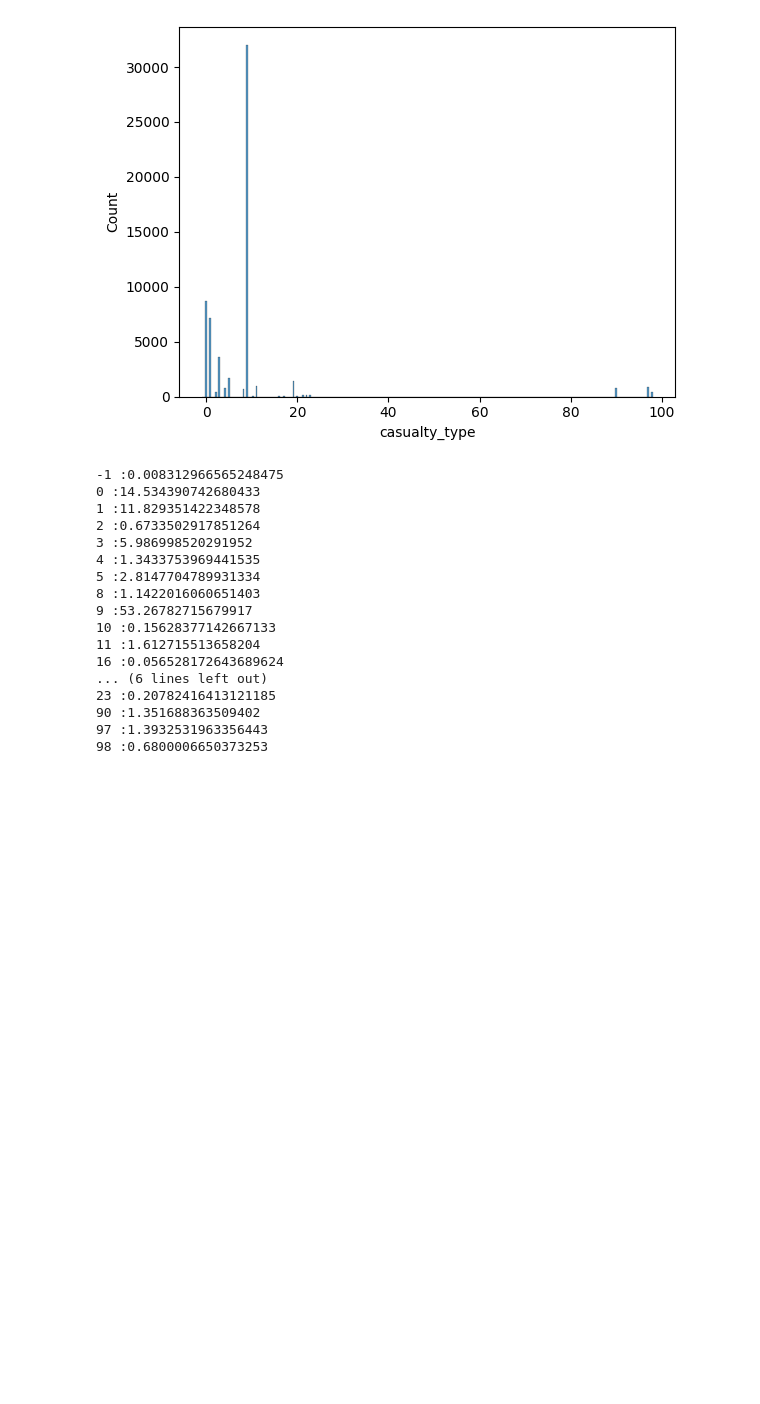
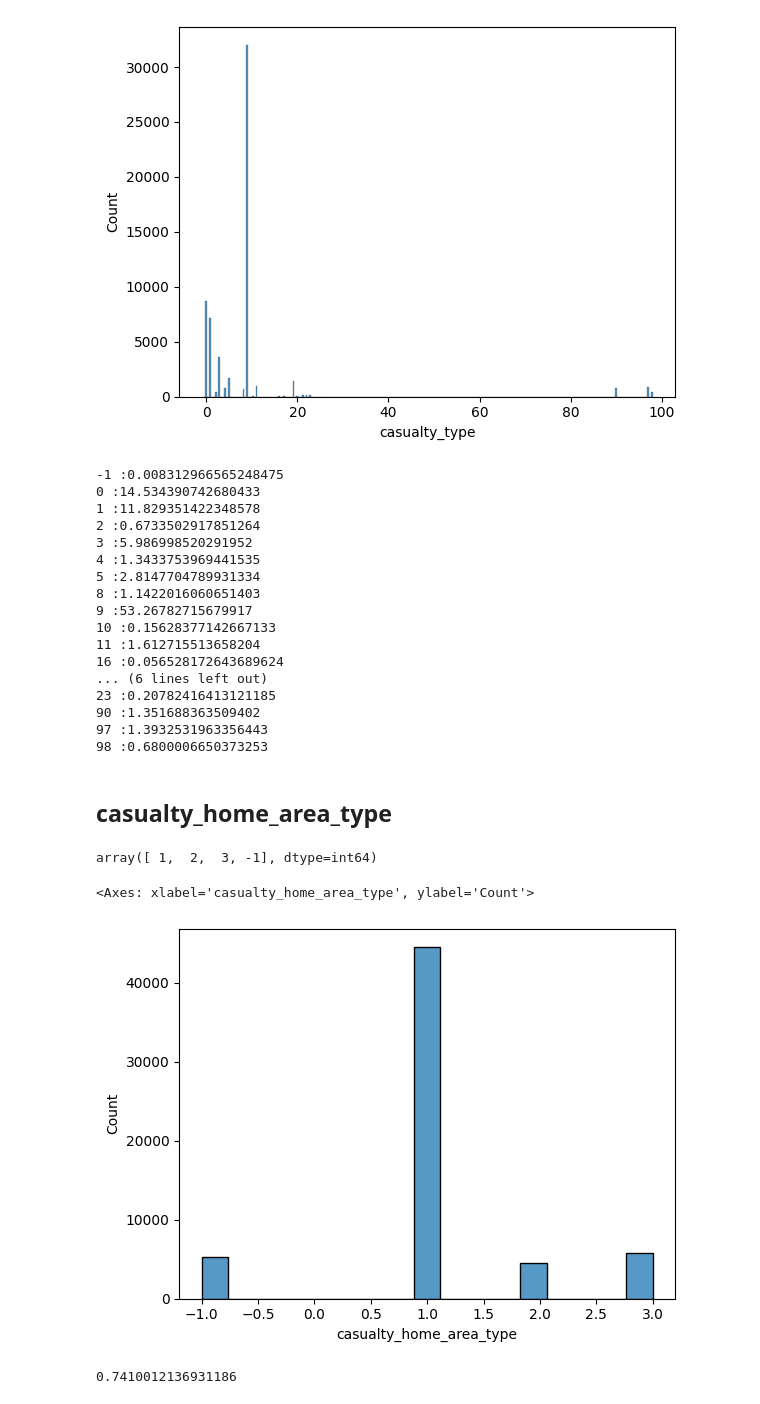
Before and after one commit to ali78efi/accidents_data_analyzing, a Jupyter notebook: accident_analys.ipynb, the cells around one changed output. Saved outputs shown, nothing was run; the diff lists cells and outputs as text; code cells hidden in the pictures; blank space fills up the shorter version.

Commit message:
casualty_home_area_type checked. consider values with small frequency as -1 (means other)

```diff
--- a/accident_analys.ipynb
+++ b/accident_analys.ipynb
@@ -374,3 +374,21 @@ for value in sorted(data.casualty_type.unique()) :
     precent = (len(data[data.casualty_type == value]) / len(data)) * 100
     if precent < 10 :
         data.loc[data['casualty_type'] == value, 'casualty_type'] = -1
+# %% [markdown]
+## casualty_home_area_type
+# %%
+data.casualty_home_area_type.unique()
+# no probmlem with unique values
+# %% [output]
+array([ 1,  2,  3, -1], dtype=int64)
+# %%
+sns.histplot(data.casualty_home_area_type)
+# %% [output]
+<Axes: xlabel='casualty_home_area_type', ylabel='Count'>
+[figure, added]
+# %%
+data[data.casualty_home_area_type == 1].__len__() / len(data)
+# 74% of dataset has 1 as casualty_home_area_type value
+# so we consider others as -1 (means others)
+# %% [output]
+0.7410012136931186
```
